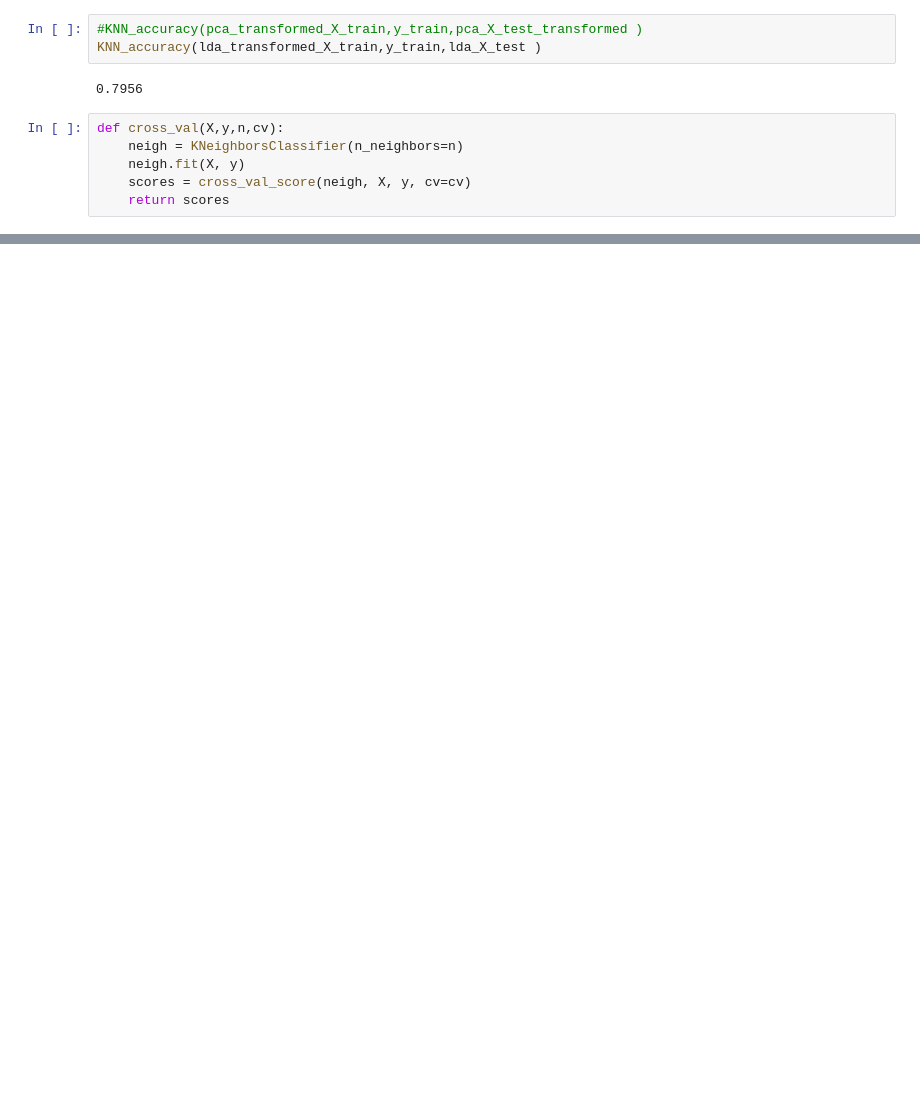
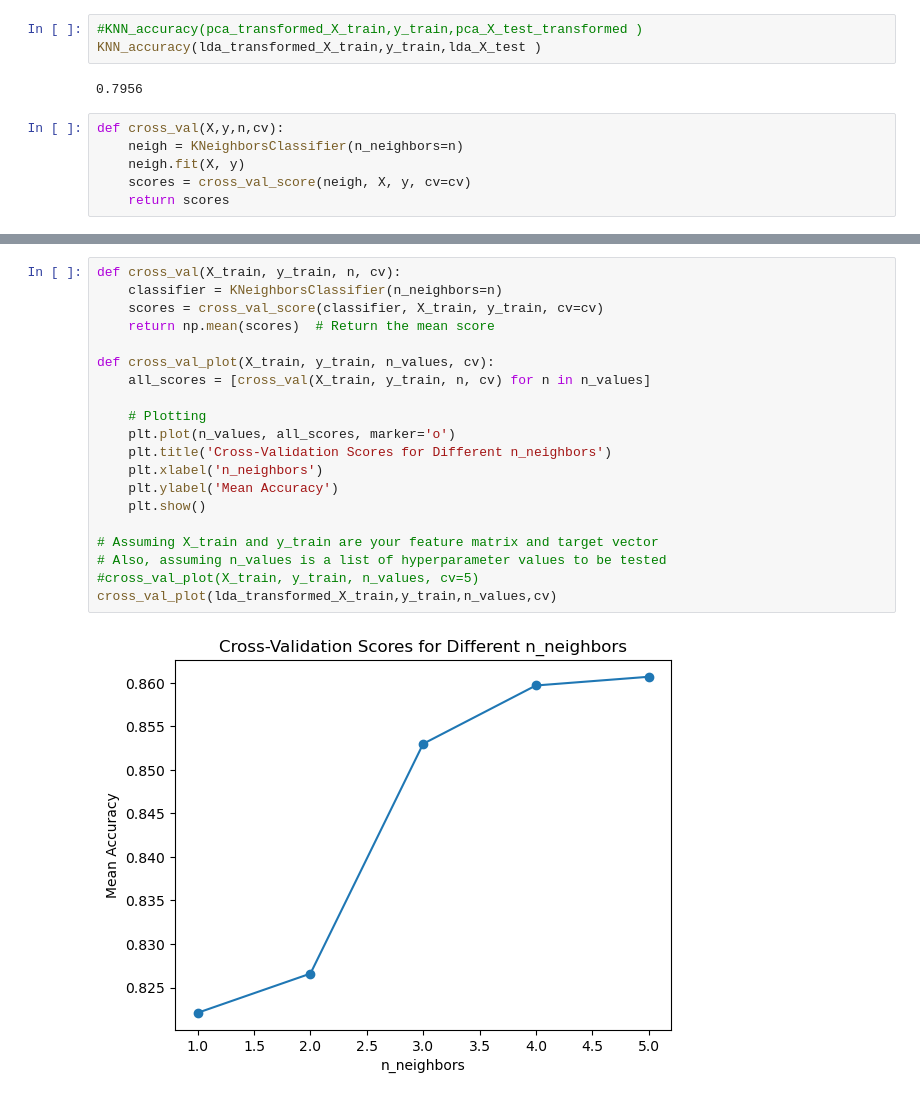
Before and after one commit to julielhagen/Clothing_classification-, a Jupyter notebook: Knn.ipynb, the cells around one changed output, grey strips where cells are left out. Cells and saved outputs as stored; diff of their text form; blank space fills up the shorter version.

```diff
--- a/Knn.ipynb
+++ b/Knn.ipynb
@@ -84,0 +81,22 @@ all_scores
+# %%
+def cross_val(X_train, y_train, n, cv):
+    classifier = KNeighborsClassifier(n_neighbors=n)
+    scores = cross_val_score(classifier, X_train, y_train, cv=cv)
+    return np.mean(scores)  # Return the mean score
+
+def cross_val_plot(X_train, y_train, n_values, cv):
+    all_scores = [cross_val(X_train, y_train, n, cv) for n in n_values]
+
+    # Plotting
+    plt.plot(n_values, all_scores, marker='o')
+    plt.title('Cross-Validation Scores for Different n_neighbors')
+    plt.xlabel('n_neighbors')
+    plt.ylabel('Mean Accuracy')
+    plt.show()
+
+# Assuming X_train and y_train are your feature matrix and target vector
+# Also, assuming n_values is a list of hyperparameter values to be tested
+#cross_val_plot(X_train, y_train, n_values, cv=5)
+cross_val_plot(lda_transformed_X_train,y_train,n_values,cv)
+# %% [output]
+[figure, added]
```
Also changed, not shown: parts of 7 cells of this notebook, 17 other files.
